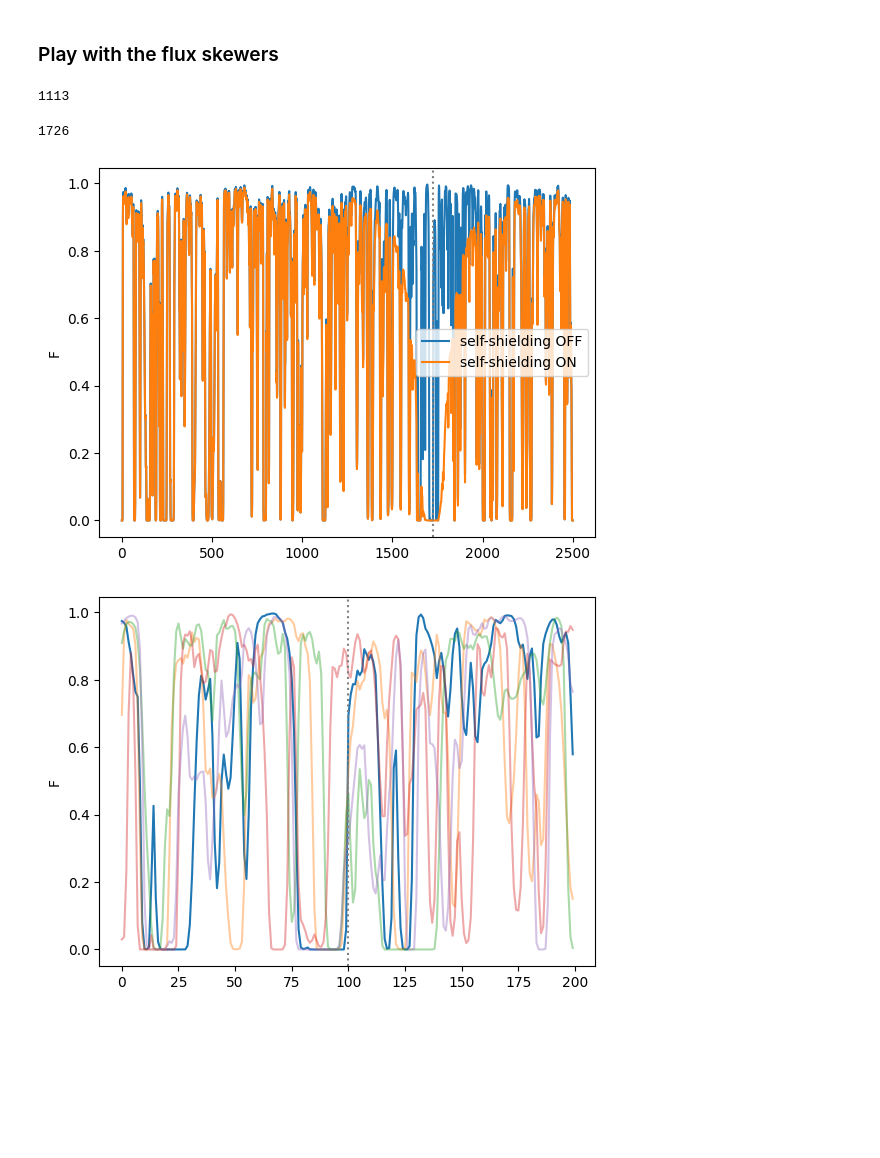
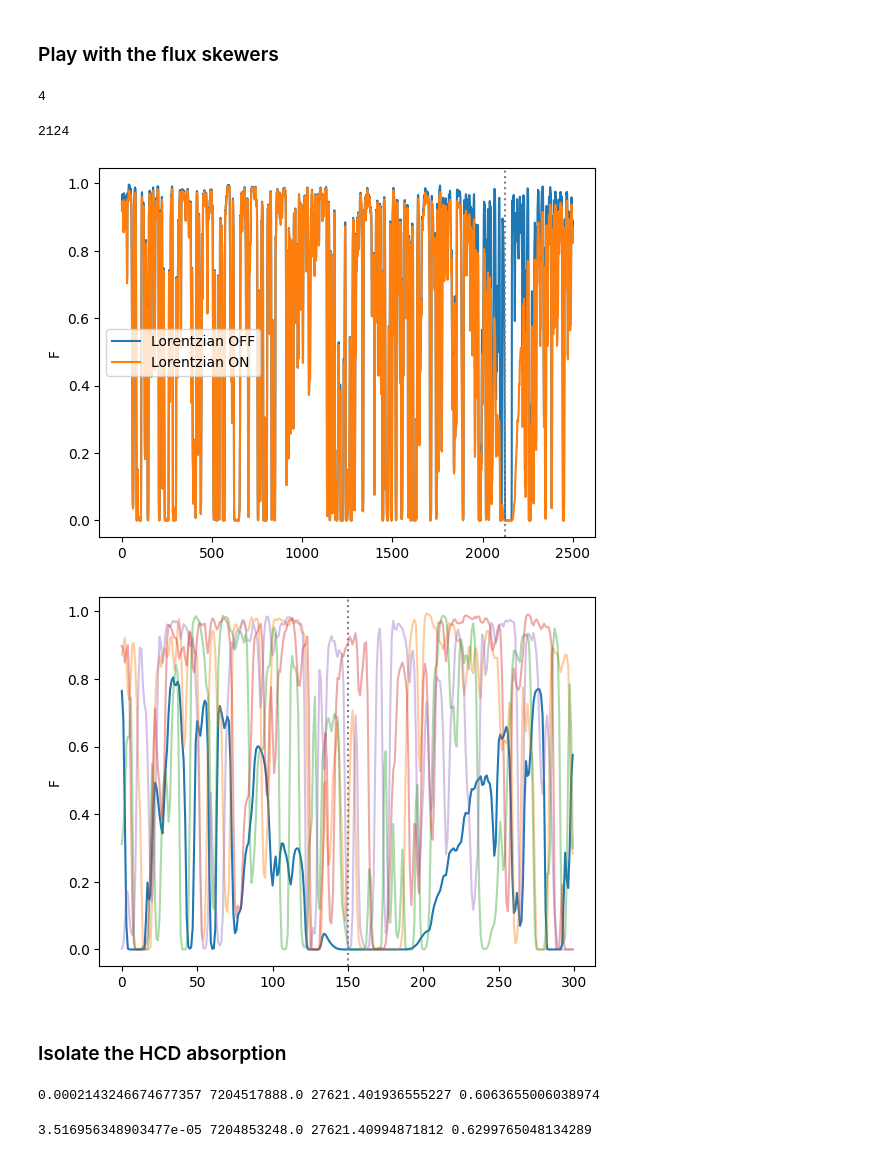
Before and after one commit to andreufont/astrid_hcd, a Jupyter notebook: read_spectra.ipynb, the cells around one changed output. Saved outputs shown, nothing was run; the diff lists cells and outputs as text; code cells hidden in the pictures; blank space fills up the shorter version.

Commit message:
updated notebook to plot HCD contamination

```diff
--- a/read_spectra.ipynb
+++ b/read_spectra.ipynb
@@ -8,6 +8,6 @@ from matplotlib import pyplot as plt
 ### Read the data from both files
 # %%
 # specify the path to the two files with Lyman alpha skewers, with (ON) and without (OFF) self-shielding
-fname_on='data/spectra_ASTRID_self-shield_off_z2.5_500x500x2500.hdf5'
-fname_off='data/spectra_ASTRID_z2.5_500x500x2500.hdf5'
+fname_off='data/spectra_ASTRID_self-shield_off_z2.5_500x500x2500.hdf5'
+fname_on='data/spectra_ASTRID_z2.5_500x500x2500.hdf5'
 # %%
@@ -18,12 +18,12 @@ with h5py.File(fname_off,'r') as f:
     # (x,y,z) start of the skewers, in kpc/h
     cofm_hkpc = f['spectra/cofm'][:]
 # %%
-with h5py.File(fname_on,'r') as f:
-    tau_on = f['tau/H/1/1215'][:]
+with h5py.File(fname_off,'r') as f:
+    tau_off = f['tau/H/1/1215'][:]
     # column densities were not stored for this file (should be the same as in the other file)
-    #colden_on = f['colden']['H/1'][:]
-    axes_on = f['spectra/axes'][:]
-    cofm_on = f['spectra/cofm'][:]
+    #colden_off = f['colden']['H/1'][:]
+    axes_off = f['spectra/axes'][:]
+    cofm_off = f['spectra/cofm'][:]
 # %% [markdown]
 ### Play with the information describing the skewers (positions and axes)
 # %%
@@ -111,30 +105,30 @@ plt.xlabel('max (log10 N_HI) per skewer');
 # %% [markdown]
 ### Play with the flux skewers
 # %%
-# find an interesting skewer to plot (20 < log N < 21)
-plot_mask = ((max_colden > 1e20) & (max_colden < 1e21)).flatten()
-plot_isk=np.where(plot_mask)[0][100]
+# find an interesting skewer to plot (19 < log N < 20)
+plot_mask = ((max_colden > 1e19) & (max_colden < 1e20)).flatten()
+plot_isk=np.where(plot_mask)[0][0]
 print(plot_isk)
 # %% [output]
-1113
+4
 # %%
 # find the maximum colden for that skewer
 idla=np.argmax(colden[plot_isk])
 print(idla)
 # %% [output]
-1726
+2124
 # %%
 # plot the skewer with and without self-shielding
-plt.plot(np.exp(-tau_on[plot_isk]),label='self-shielding OFF')
-plt.plot(np.exp(-tau_off[plot_isk]),label='self-shielding ON')
+plt.plot(np.exp(-tau_off[plot_isk]),label='Lorentzian OFF')
+plt.plot(np.exp(-tau_on[plot_isk]),label='Lorentzian ON')
 plt.axvline(x=idla,ls=':',color='gray')
 plt.ylabel('F')
 plt.legend();
 # %% [output]
-[figure, old version]
+[figure, new version]
 # %%
 # plot the interesting skewer and its neighbours, around the DLA
-dl=100
+dl=150
 plot_ix, plot_iy = skewer_ix_iy(plot_isk)
 plt.plot(np.exp(-tau_on[plot_isk][idla-dl:idla+dl]),label='DLA')
 plot_isk_mm=skewer_index(plot_ix-1,plot_iy-1)
@@ -149,4 +143,14 @@ plt.axvline(x=dl,ls=':',color='gray')
 plt.ylabel('F');
 #plt.legend();
 # %% [output]
-[figure, old version]
+[figure, new version]
+# %% [markdown]
+### Isolate the HCD absorption
+# %%
+print(np.min(tau_on), np.max(tau_on), np.mean(tau_on), np.mean(np.exp(-tau_on)))
+# %% [output]
+0.0002143246674677357 7204517888.0 27621.401936555227 0.6063655006038974
+# %%
+print(np.min(tau_off), np.max(tau_off), np.mean(tau_off), np.mean(np.exp(-tau_off)))
+# %% [output]
+3.516956348903477e-05 7204853248.0 27621.40994871812 0.6299765048134289
```
Also changed, not shown: parts of 12 cells of this notebook.
